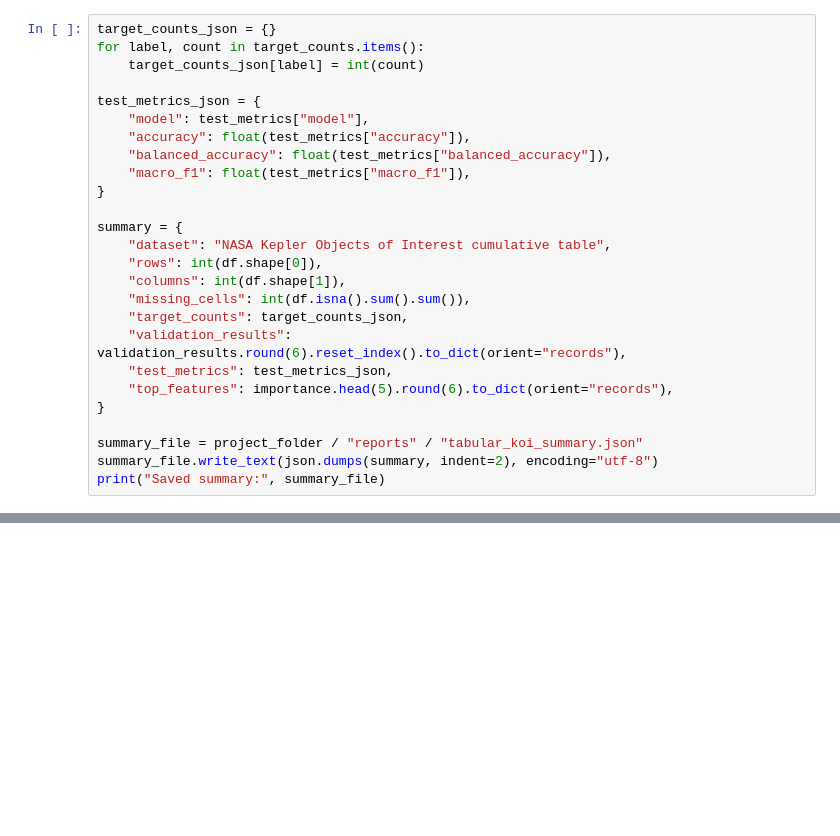
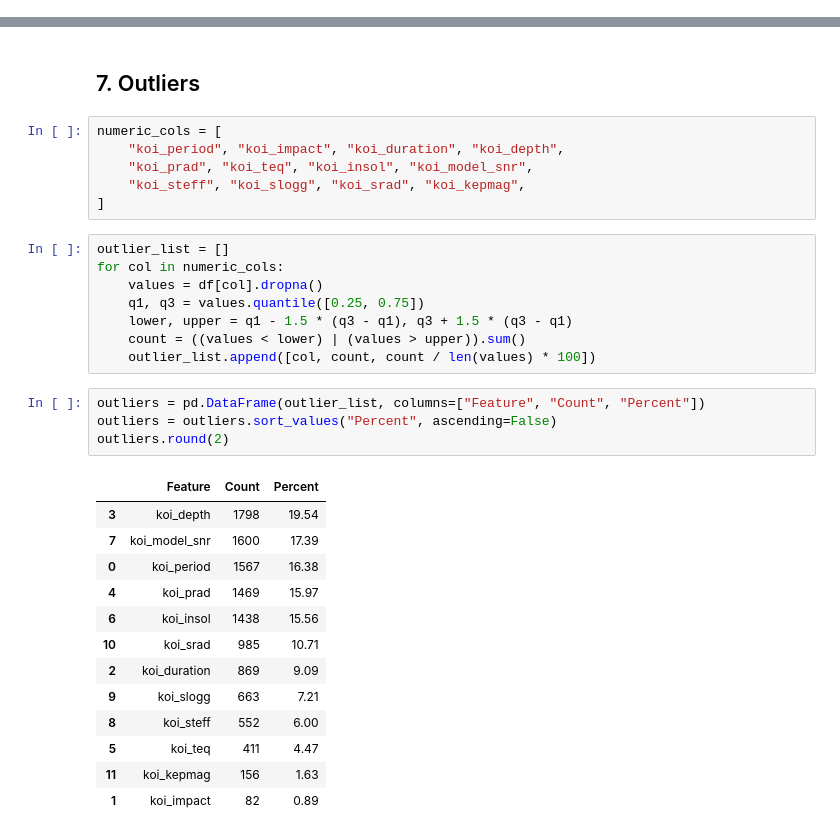
Before and after one commit to khanhhoangduydinh/CO5177-Programming_Foundation_for_Data_Analytics_and_Visualization, a Jupyter notebook: notebooks/tabular_koi_eda.ipynb, the cells around one changed output, grey strips where cells are left out. Cells and saved outputs as stored; diff of their text form; blank space fills up the shorter version.

Commit message:
Rewrite KOI notebook with short beginner-friendly cells

```diff
--- a/notebooks/tabular_koi_eda.ipynb
+++ b/notebooks/tabular_koi_eda.ipynb
@@ -767,26 +0,0 @@ not astronomical causality.
-# %%
-target_counts_json = {}
-for label, count in target_counts.items():
-    target_counts_json[label] = int(count)
-
-test_metrics_json = {
-    "model": test_metrics["model"],
-    "accuracy": float(test_metrics["accuracy"]),
-    "balanced_accuracy": float(test_metrics["balanced_accuracy"]),
-    "macro_f1": float(test_metrics["macro_f1"]),
-}
-
-summary = {
-    "dataset": "NASA Kepler Objects of Interest cumulative table",
-    "rows": int(df.shape[0]),
-    "columns": int(df.shape[1]),
-    "missing_cells": int(df.isna().sum().sum()),
-    "target_counts": target_counts_json,
-    "validation_results": validation_results.round(6).reset_index().to_dict(orient="records"),
-    "test_metrics": test_metrics_json,
-    "top_features": importance.head(5).round(6).to_dict(orient="records"),
-}
-
-summary_file = project_folder / "reports" / "tabular_koi_summary.json"
-summary_file.write_text(json.dumps(summary, indent=2), encoding="utf-8")
-print("Saved summary:", summary_file)
@@ -794,0 +238,34 @@ Saved summary: E:\Scientific Research\JOURNAL 2026\ECHO-KINN\site-preview\report
+# %% [markdown]
+## 7. Outliers
+# %%
+numeric_cols = [
+    "koi_period", "koi_impact", "koi_duration", "koi_depth",
+    "koi_prad", "koi_teq", "koi_insol", "koi_model_snr",
+    "koi_steff", "koi_slogg", "koi_srad", "koi_kepmag",
+]
+# %%
+outlier_list = []
+for col in numeric_cols:
+    values = df[col].dropna()
+    q1, q3 = values.quantile([0.25, 0.75])
+    lower, upper = q1 - 1.5 * (q3 - q1), q3 + 1.5 * (q3 - q1)
+    count = ((values < lower) | (values > upper)).sum()
+    outlier_list.append([col, count, count / len(values) * 100])
+# %%
+outliers = pd.DataFrame(outlier_list, columns=["Feature", "Count", "Percent"])
+outliers = outliers.sort_values("Percent", ascending=False)
+outliers.round(2)
+# %% [output]
+|  | Feature | Count | Percent |
+| 3 | koi_depth | 1798 | 19.54 |
+| 7 | koi_model_snr | 1600 | 17.39 |
+| 0 | koi_period | 1567 | 16.38 |
+| 4 | koi_prad | 1469 | 15.97 |
+| 6 | koi_insol | 1438 | 15.56 |
+| 10 | koi_srad | 985 | 10.71 |
+| 2 | koi_duration | 869 | 9.09 |
+| 9 | koi_slogg | 663 | 7.21 |
+| 8 | koi_steff | 552 | 6.00 |
+| 5 | koi_teq | 411 | 4.47 |
+| 11 | koi_kepmag | 156 | 1.63 |
+| 1 | koi_impact | 82 | 0.89 |
```
Also changed, not shown: parts of 129 cells of this notebook, 1 other file.
